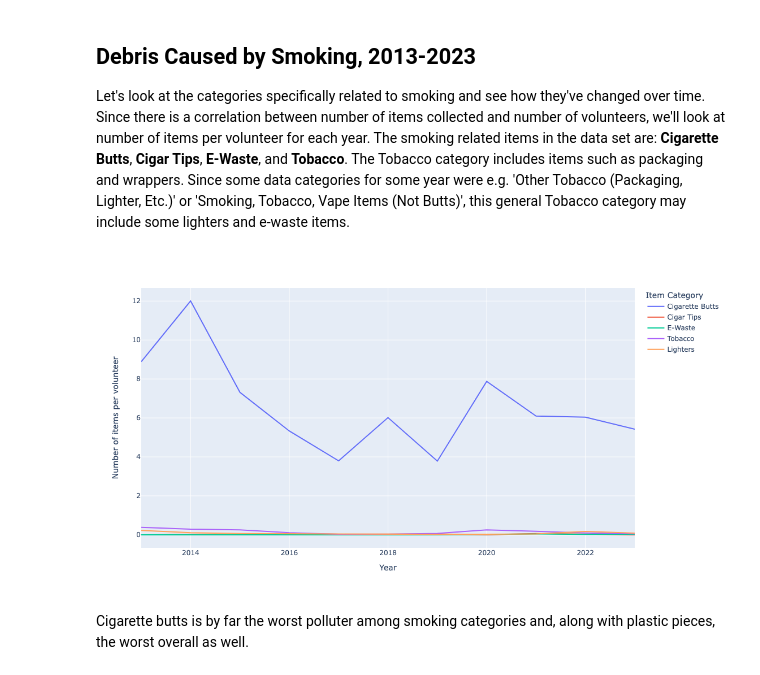
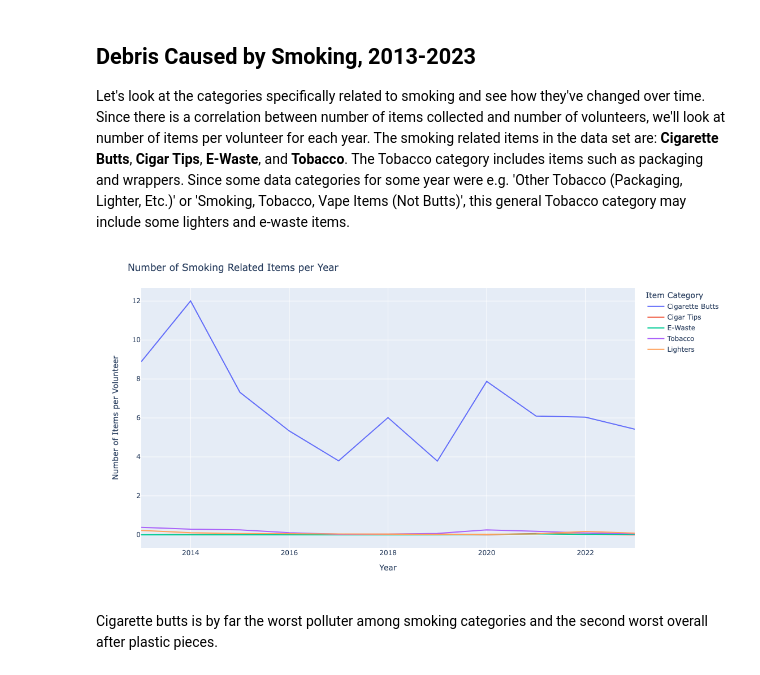
Before and after one commit to jennyfolkesson/saveOurShores, a Jupyter notebook: SOS_cleanup_data.ipynb, the cells around one changed output. Cells and saved outputs as stored; diff of their text form; code cells hidden in the pictures.

```diff
--- a/SOS_cleanup_data.ipynb
+++ b/SOS_cleanup_data.ipynb
@@ -97,8 +98,8 @@ Here we'll look at the number of items cleaned up by year from 2013-2023. First,
 In order to do that, we'll need to group the data by year. We'll also add a column for total number of volunteers, which was defined at number of adults * 0.5 * number of youths. Finally we'll add a column for total number of items, which is the sum of all the items per event.
 # %%
 # Add Total Volunteers and Total Items
-col_config.loc[len(col_config.index)] = ['Total Volunteers', ['Adult + 0.5*Youth'], 'float', False, np.NaN]
-col_config.loc[len(col_config.index)] = ['Total Items', ['Sum of items per event'], 'int', False, np.NaN]
+col_config.loc[len(col_config.index)] = ['Total Volunteers', ['Adult + 0.5*Youth'], 'float', False, np.NaN, np.NaN]
+col_config.loc[len(col_config.index)] = ['Total Items', ['Sum of items per event'], 'int', False, np.NaN, np.NaN]
 
 sos_data['Total Volunteers'] = sos_data['Adult Volunteers'].fillna(0) + 0.5 * sos_data['Youth Volunteers'].fillna(0)
 items = sos_data.copy()
@@ -345,15 +345,16 @@ for item in list(annual_smoking):
 # %%
 fig = px.line(annual_smoking, x=annual_smoking.index, y=['Cigarette Butts', 'Cigar Tips', 'E-Waste', 'Tobacco', 'Lighters'])
 fig.update_layout(
     autosize=False,
     width=1000,
     height=600,
-    yaxis_title='Number of items per volunteer',
+    title="Number of Smoking Related Items per Year",
+    yaxis_title='Number of Items per Volunteer',
     xaxis_title='Year',
     legend_title='Item Category',
 )
 fig.show()
 # %% [output]
-[figure, old version]
+[figure, new version]
 # %% [markdown]
-Cigarette butts is by far the worst polluter among smoking categories and, along with plastic pieces, the worst overall as well.
+Cigarette butts is by far the worst polluter among smoking categories and the second worst overall after plastic pieces.
```
Also changed, not shown: parts of 9 cells of this notebook, 3 other files.
